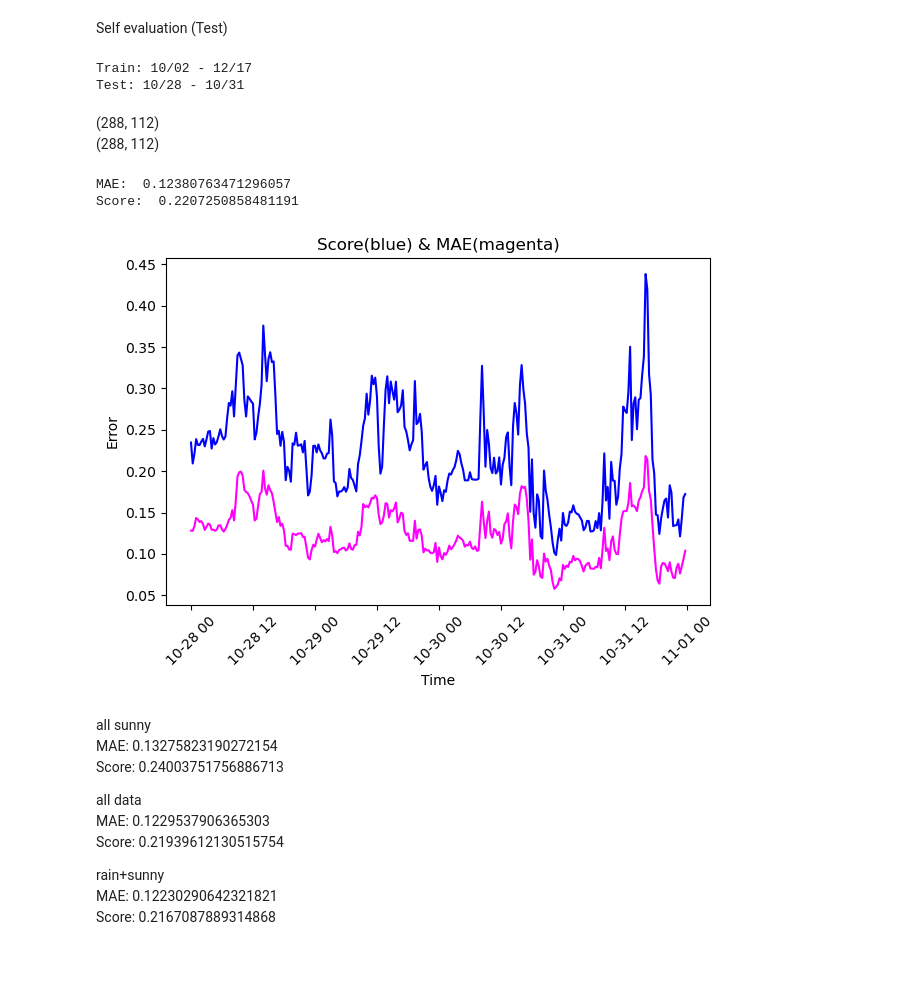
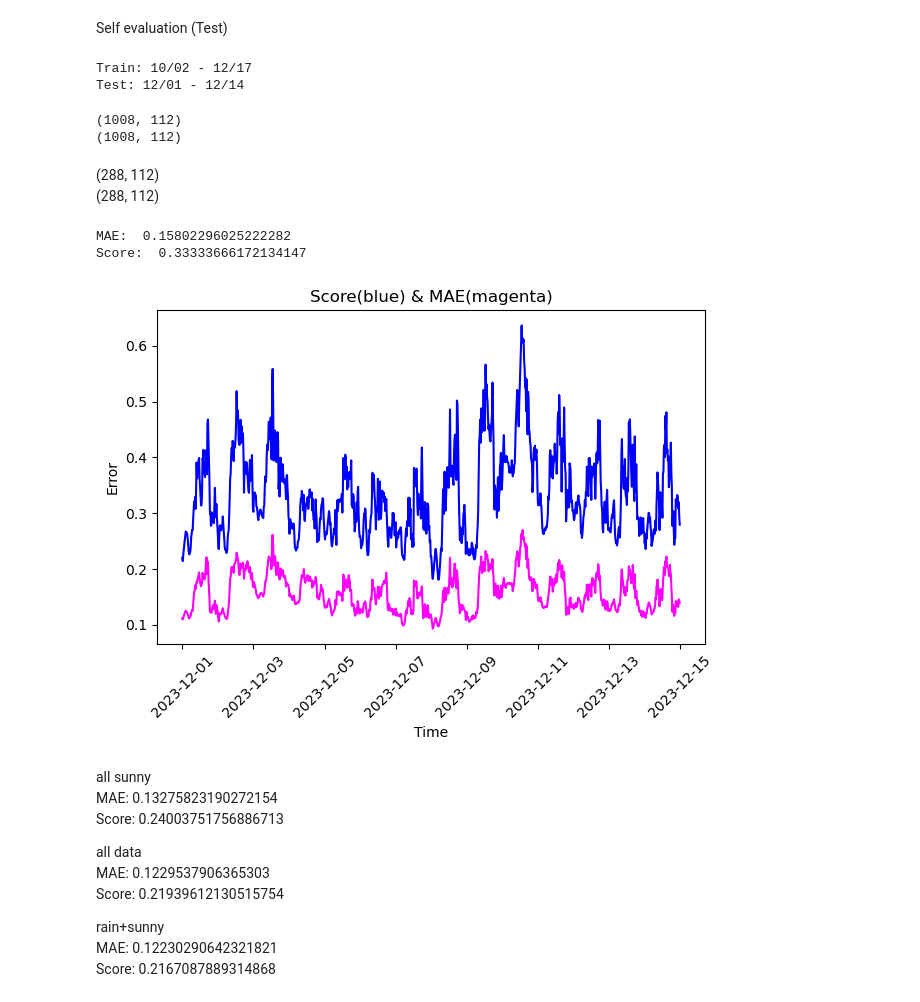
Before and after one commit to b10902118/ml-youbike, a Jupyter notebook: src/prophet.ipynb, the cells around one changed output. Saved outputs shown, nothing was run; the diff lists cells and outputs as text; code cells hidden in the pictures; blank space fills up the shorter version.

Commit message:
prophet done

```diff
--- a/src/prophet.ipynb
+++ b/src/prophet.ipynb
@@ -331,0 +171,6 @@ Sunny Ein = 0.12642283980395305
+# %%
+pred_df = pred_dfs[ntu_snos[0]]
+m = models[ntu_snos[0]]
+fig = m.plot_components(pred_df)
+plt.savefig(f"./prophet_lines/{ntu_snos[0]}_components.png")
+plt.close(fig)
@@ -331,0 +179,11 @@ Sunny Ein = 0.12642283980395305
+# %%
+test_range = pd.date_range(TEST_START, TEST_END, freq="20min")
+test_len = len(list(test_range))
+test_df = df[df["ds"].isin(test_range)]
+test_tb = (
+    pd.pivot_table(test_df, index="ds", columns="sno", values="y")
+    .resample("20min")
+    .agg("first")
+    .bfill()
+    .ffill()
+)
@@ -332,31 +223,32 @@ Sunny Ein = 0.12642283980395305
 # %% [markdown]
 Self evaluation (Test)
 # %%
-test = tb[tb.index.to_series().dt.date.isin(date_range(TEST_START, TEST_END))]
+
+test = test_tb[test_tb.index.to_series().dt.date.isin(date_range(TEST_START, TEST_END))]
 y_test = test.values
 
 print_time_ranges(TRAIN_START, TRAIN_END, TEST_START, TEST_END)
 # %% [output]
 Train: 10/02 - 12/17
-Test: 10/28 - 10/31
+Test: 12/01 - 12/14
 # %%
-ftr = list(
-    np.stack([[True]*72+[False]*(test.shape[0]-72),test.index.time, test.index.to_series().dt.weekday]).T
-)
-y_pred = result_df.loc[ftr].values
-local_test_range = pd.date_range(TEST_START, TEST_END, freq="20min")
-assert y_test.shape == y_pred.shape , "test pred shape not matched"
-# print(y_test.shape) #
-# print(y_pred.shape)
+
+#assert y_test.shape == y_pred.shape , "test pred shape not matched"
+#y_pred = y_pred[:,1:]
+#print(y_test.shape) #(1008, 112)
+#print(y_pred.shape)
+# %% [output]
+(1008, 112)
+(1008, 112)
 # %% [markdown]
 (288, 112) \
 (288, 112)
 # %%
-evaluation(y_test, y_pred, ntu_tots, local_test_range)
+evaluation(y_test, y_pred, ntu_tots, test_range)
 # %% [output]
-MAE:  0.12380763471296057
-Score:  0.2207250858481191
+MAE:  0.15802296025222282
+Score:  0.33333666172134147
-[figure, old version]
+[figure, new version]
 # %% [markdown]
 
 all sunny \
```
Also changed, not shown: parts of 25 cells of this notebook, 6 other files.
